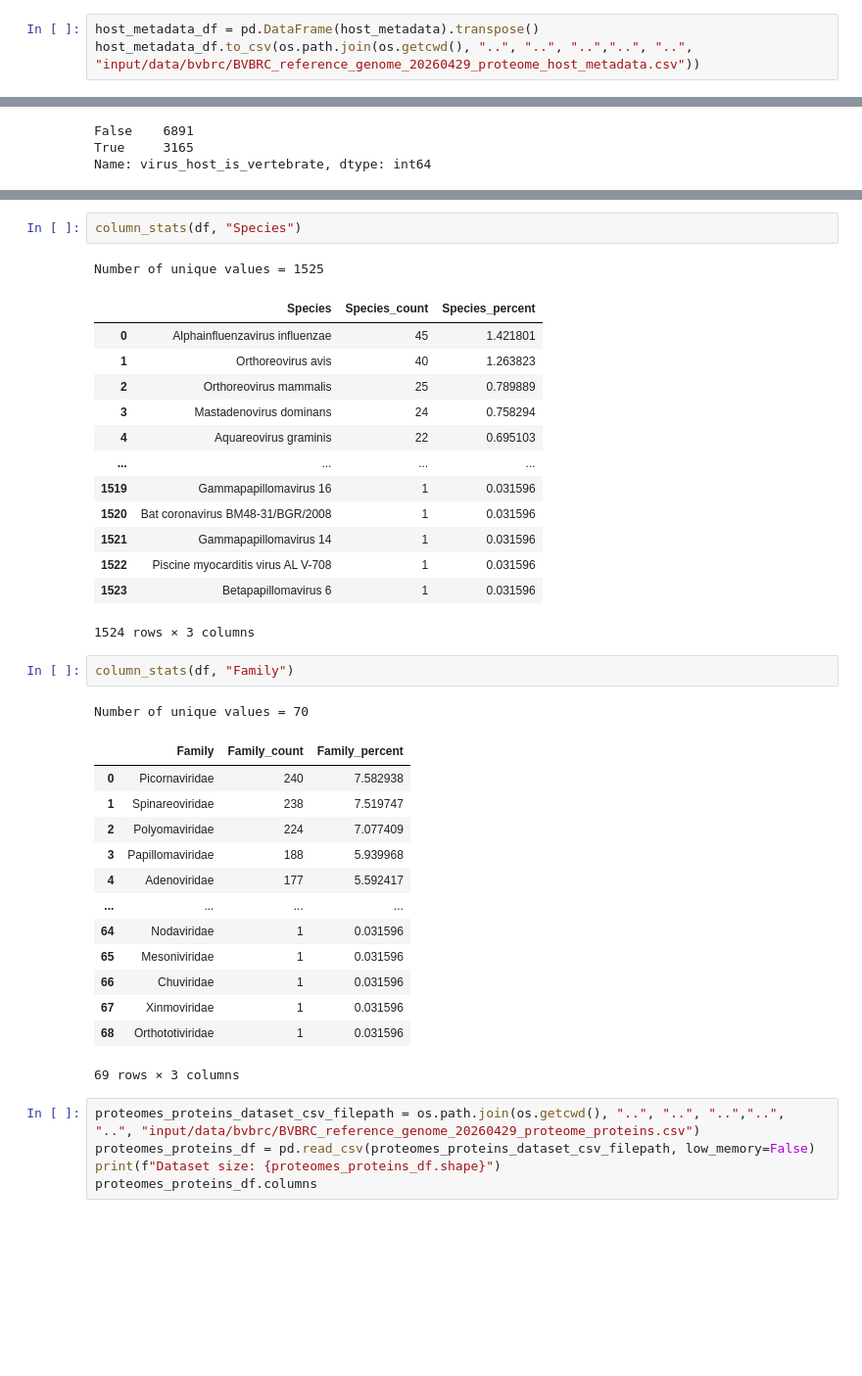
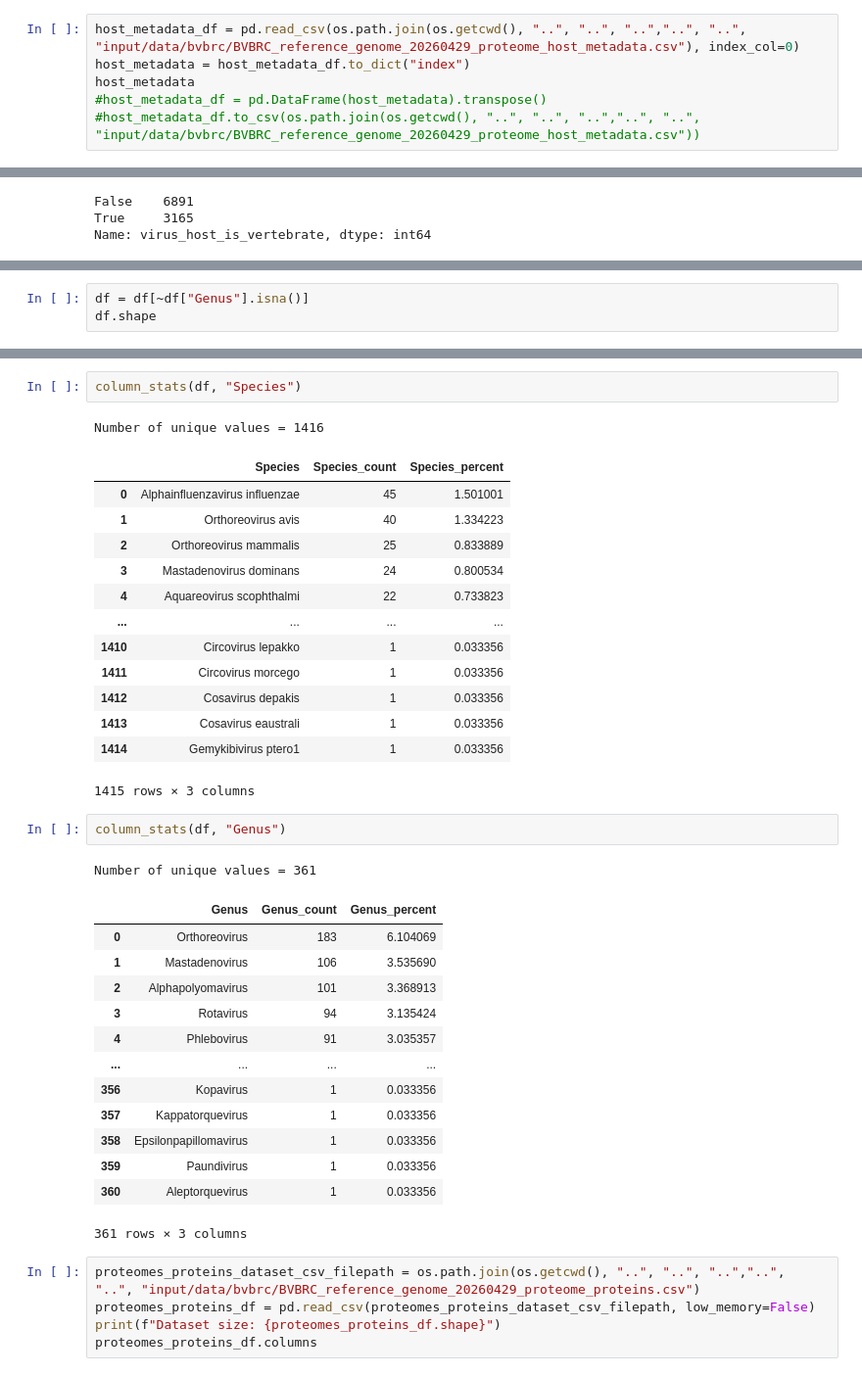
Before and after one commit to NeelTheBomb/HAVEN, a Jupyter notebook: src/jupyter_notebooks/datasets/generation/bvbrc/bvbrc_proteome_host_prediction_dataset.ipynb, the cells around one changed output, grey strips where cells are left out. Shown at 98% size. Saved outputs shown, nothing was run; the diff lists cells and outputs as text; blank space fills up the shorter version.

```diff
--- a/src/jupyter_notebooks/datasets/generation/bvbrc/bvbrc_proteome_host_prediction_dataset.ipynb
+++ b/src/jupyter_notebooks/datasets/generation/bvbrc/bvbrc_proteome_host_prediction_dataset.ipynb
@@ -336,3 +325,6 @@ host_metadata
 # %%
-host_metadata_df = pd.DataFrame(host_metadata).transpose()
-host_metadata_df.to_csv(os.path.join(os.getcwd(), "..", "..", "..","..", "..", "input/data/bvbrc/BVBRC_reference_genome_20260429_proteome_host_metadata.csv"))
+host_metadata_df = pd.read_csv(os.path.join(os.getcwd(), "..", "..", "..","..", "..", "input/data/bvbrc/BVBRC_reference_genome_20260429_proteome_host_metadata.csv"), index_col=0)
+host_metadata = host_metadata_df.to_dict("index")
+host_metadata
+#host_metadata_df = pd.DataFrame(host_metadata).transpose()
+#host_metadata_df.to_csv(os.path.join(os.getcwd(), "..", "..", "..","..", "..", "input/data/bvbrc/BVBRC_reference_genome_20260429_proteome_host_metadata.csv"))
@@ -441,2 +460,4 @@ df = df[df["virus_host_is_vertebrate"] == True]
 # %%
+df = df[~df["Genus"].isna()]
+df.shape
 # %% [output]
@@ -478,37 +499,37 @@ Number of unique values = 573
 # %%
 column_stats(df, "Species")
 # %% [output]
-Number of unique values = 1525
+Number of unique values = 1416
 |  | Species | Species_count | Species_percent |
-| 0 | Alphainfluenzavirus influenzae | 45 | 1.421801 |
-| 1 | Orthoreovirus avis | 40 | 1.263823 |
-| 2 | Orthoreovirus mammalis | 25 | 0.789889 |
-| 3 | Mastadenovirus dominans | 24 | 0.758294 |
-| 4 | Aquareovirus graminis | 22 | 0.695103 |
+| 0 | Alphainfluenzavirus influenzae | 45 | 1.501001 |
+| 1 | Orthoreovirus avis | 40 | 1.334223 |
+| 2 | Orthoreovirus mammalis | 25 | 0.833889 |
+| 3 | Mastadenovirus dominans | 24 | 0.800534 |
+| 4 | Aquareovirus scophthalmi | 22 | 0.733823 |
 | ... | ... | ... | ... |
-| 1519 | Gammapapillomavirus 16 | 1 | 0.031596 |
-| 1520 | Bat coronavirus BM48-31/BGR/2008 | 1 | 0.031596 |
-| 1521 | Gammapapillomavirus 14 | 1 | 0.031596 |
-| 1522 | Piscine myocarditis virus AL V-708 | 1 | 0.031596 |
-| 1523 | Betapapillomavirus 6 | 1 | 0.031596 |
+| 1410 | Circovirus lepakko | 1 | 0.033356 |
+| 1411 | Circovirus morcego | 1 | 0.033356 |
+| 1412 | Cosavirus depakis | 1 | 0.033356 |
+| 1413 | Cosavirus eaustrali | 1 | 0.033356 |
+| 1414 | Gemykibivirus ptero1 | 1 | 0.033356 |
-1524 rows × 3 columns
+1415 rows × 3 columns
 # %%
-column_stats(df, "Family")
+column_stats(df, "Genus")
 # %% [output]
-Number of unique values = 70
+Number of unique values = 361
-|  | Family | Family_count | Family_percent |
-| 0 | Picornaviridae | 240 | 7.582938 |
-| 1 | Spinareoviridae | 238 | 7.519747 |
-| 2 | Polyomaviridae | 224 | 7.077409 |
-| 3 | Papillomaviridae | 188 | 5.939968 |
-| 4 | Adenoviridae | 177 | 5.592417 |
+|  | Genus | Genus_count | Genus_percent |
+| 0 | Orthoreovirus | 183 | 6.104069 |
+| 1 | Mastadenovirus | 106 | 3.535690 |
+| 2 | Alphapolyomavirus | 101 | 3.368913 |
+| 3 | Rotavirus | 94 | 3.135424 |
+| 4 | Phlebovirus | 91 | 3.035357 |
 | ... | ... | ... | ... |
-| 64 | Nodaviridae | 1 | 0.031596 |
-| 65 | Mesoniviridae | 1 | 0.031596 |
-| 66 | Chuviridae | 1 | 0.031596 |
-| 67 | Xinmoviridae | 1 | 0.031596 |
-| 68 | Orthototiviridae | 1 | 0.031596 |
+| 356 | Kopavirus | 1 | 0.033356 |
+| 357 | Kappatorquevirus | 1 | 0.033356 |
+| 358 | Epsilonpapillomavirus | 1 | 0.033356 |
+| 359 | Paundivirus | 1 | 0.033356 |
+| 360 | Aleptorquevirus | 1 | 0.033356 |
-69 rows × 3 columns
+361 rows × 3 columns
 # %%
 proteomes_proteins_dataset_csv_filepath = os.path.join(os.getcwd(), "..", "..", "..","..", "..", "input/data/bvbrc/BVBRC_reference_genome_20260429_proteome_proteins.csv")
 proteomes_proteins_df = pd.read_csv(proteomes_proteins_dataset_csv_filepath, low_memory=False)
```
Also changed, not shown: parts of 34 cells of this notebook, 2 other files.
